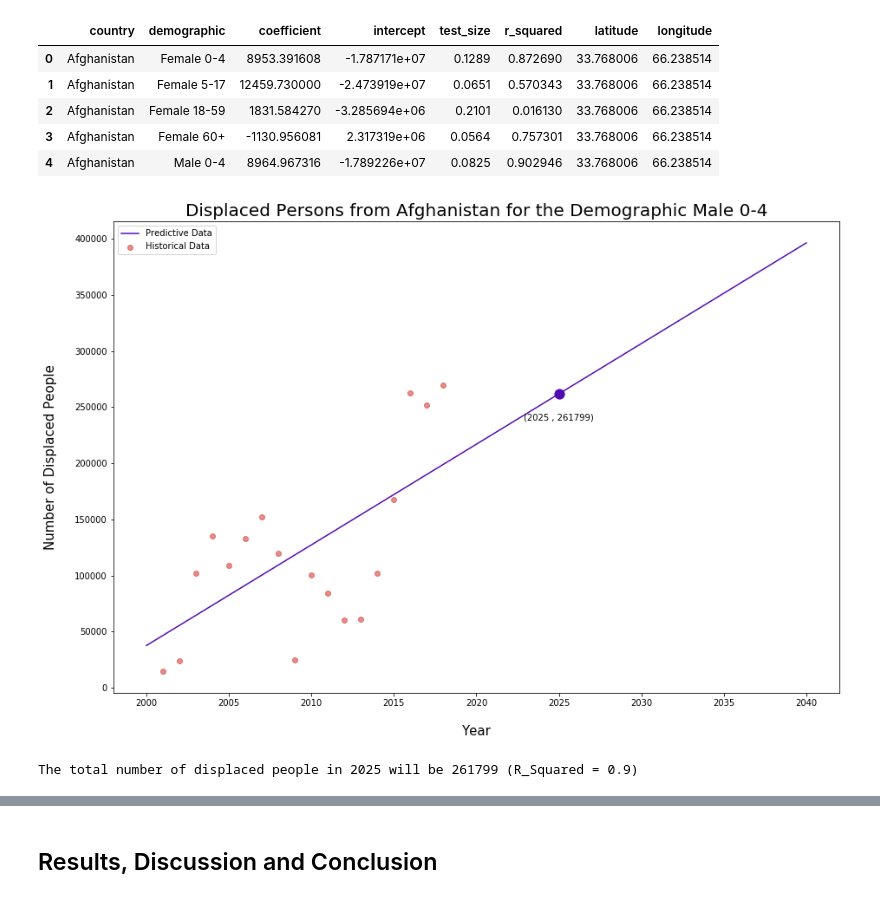
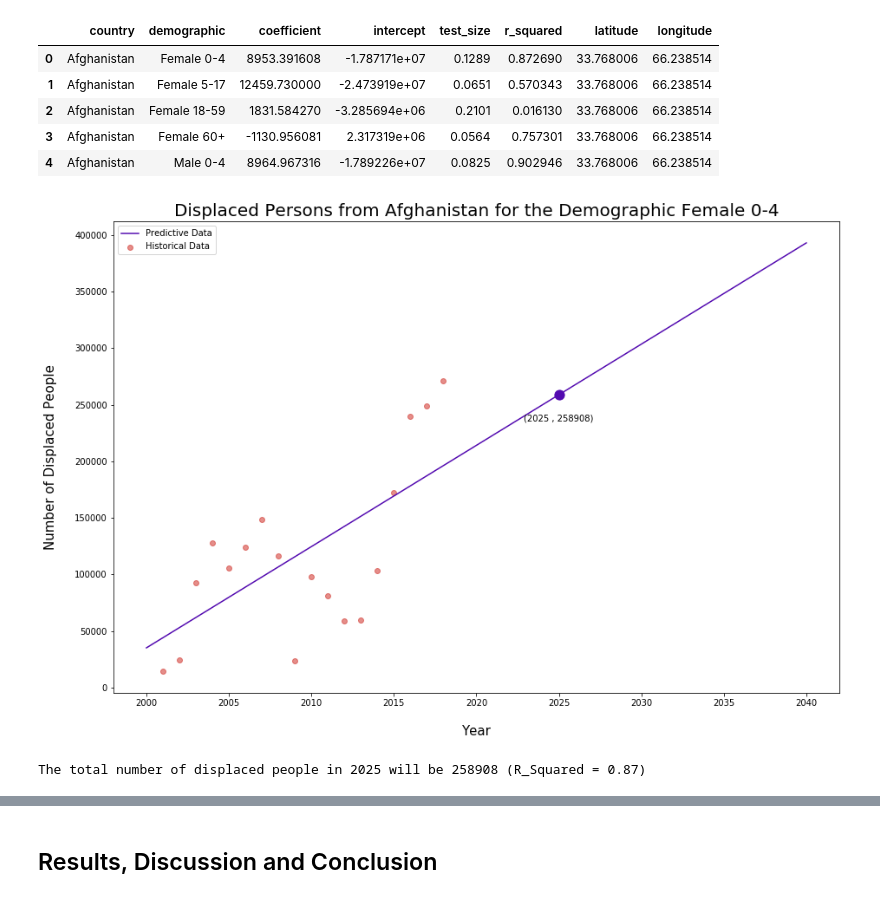
Before and after one commit to Miagong777/unhcr_displaced_demographics, a Jupyter notebook: Refugee_Project.ipynb, the cells around one changed output, grey strips where cells are left out. Saved outputs shown, nothing was run; the diff lists cells and outputs as text; code cells hidden in the pictures.

```diff
--- a/Refugee_Project.ipynb
+++ b/Refugee_Project.ipynb
@@ -420,15 +420,15 @@ overall_table_regression.head()
 | 4 | Afghanistan | Male 0-4 | 8964.967316 | -1.789226e+07 | 0.0825 | 0.902946 | 33.768006 | 66.238514 |
 # %%
 country_vis_input = 'Afghanistan'
-demographic_vis_input = 'Male 0-4'
+demographic_vis_input = 'Female 0-4'
 year_vis_input = 2025
 
 prediction_visualization(overall_table_regression, demographics_df, country_vis_input, demographic_vis_input, year_vis_input)
 
 generate_map(overall_table_regression, demographic_vis_input, year_vis_input)
 # %% [output]
-[figure, old version]
+[figure, new version]
-The total number of displaced people in 2025 will be 261799 (R_Squared = 0.9)
+The total number of displaced people in 2025 will be 258908 (R_Squared = 0.87)
 [interactive output not drawn]
 # %% [markdown]
 ## Results, Discussion and Conclusion
```
Also changed, not shown: parts of 1 cell of this notebook.
